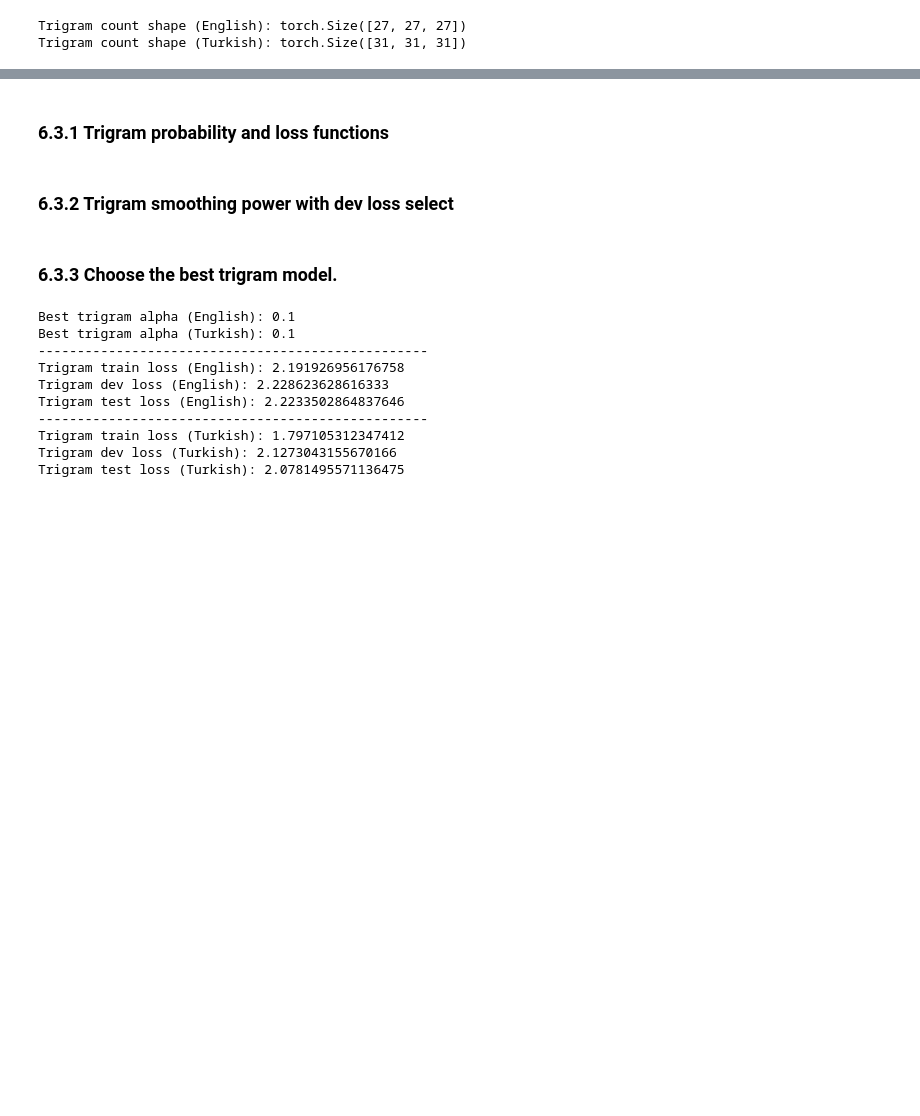
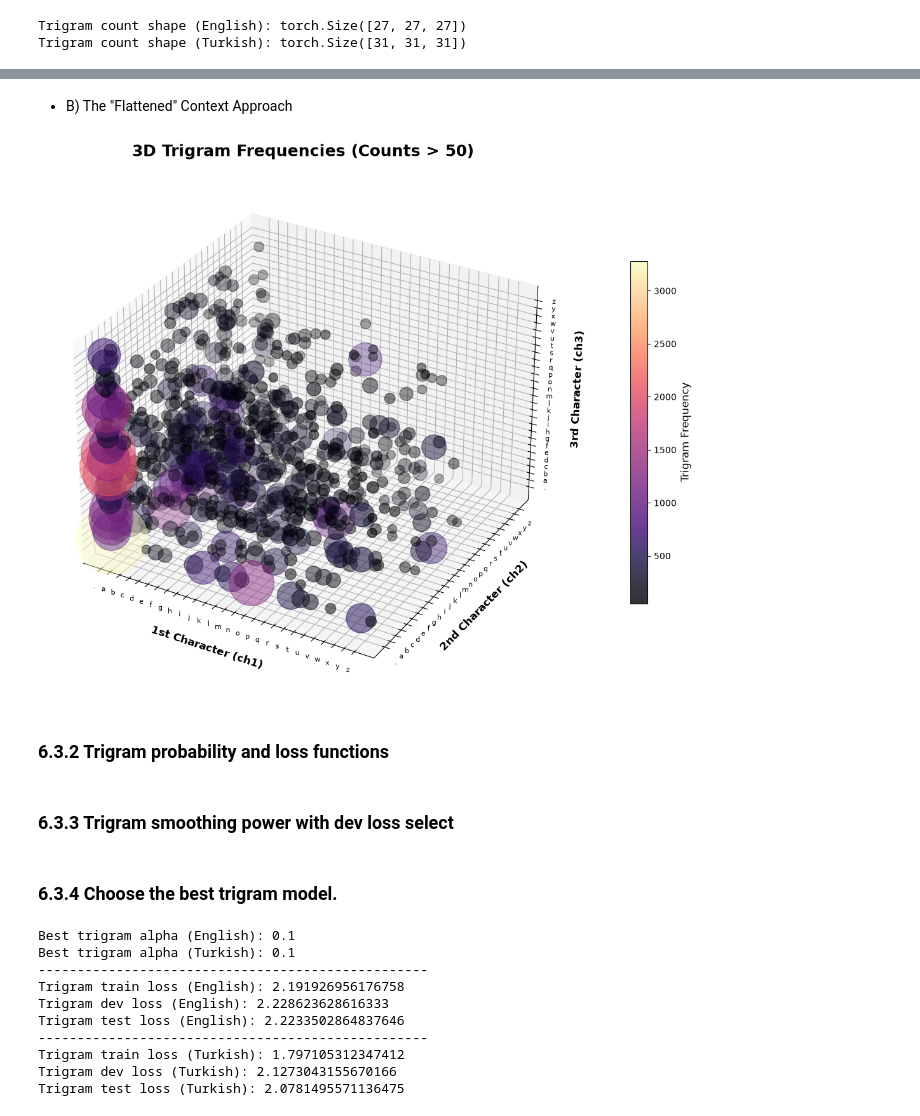
Before and after one commit to EdizArkin/yz50, a Jupyter notebook: w3_language_model.ipynb, the cells around one changed output, grey strips where cells are left out. Saved outputs shown, nothing was run; the diff lists cells and outputs as text; code cells hidden in the pictures; blank space fills up the shorter version.

```diff
--- a/w3_language_model.ipynb
+++ b/w3_language_model.ipynb
@@ -1559,5 +1609,54 @@ Trigram count shape (Turkish): torch.Size([31, 31, 31])
+# %% [markdown]
+* B) The "Flattened" Context Approach
+# %%
+import matplotlib.pyplot as plt
+import torch
+
+# 1. We set a threshold value to avoid visual clutter.
+# We will only plot triplets of letters that have appeared together more than 50 times.
+threshold = 50
+x, y, z = torch.where(trigram_counts_en > threshold)
+counts = trigram_counts_en[x, y, z].numpy()
+
+# 2. Creating a 3D figure
+fig = plt.figure(figsize=(14, 14))
+ax = fig.add_subplot(111, projection='3d')
+
+# 3. Plotting the 3D scatter plot
+# s=counts: The size of the points will increase based on frequency
+# c=counts: The color of the points will vary based on frequency
+scatter = ax.scatter(x.numpy(), y.numpy(), z.numpy(),
+                     s=counts * 2,
+                     c=counts,
+                     cmap='magma',
+                     alpha=0.8)
+
+# 4. Naming the axes (converting integers from 0 to 26 into letters)
+chars = [itos_en[i] for i in range(27)]
+
+ax.set_xticks(range(27))
+ax.set_xticklabels(chars, fontsize=8)
+ax.set_xlabel('1st Character (ch1)', fontsize=12, fontweight='bold', labelpad=10)
+
+ax.set_yticks(range(27))
+ax.set_yticklabels(chars, fontsize=8)
+ax.set_ylabel('2nd Character (ch2)', fontsize=12, fontweight='bold', labelpad=10)
+
+ax.set_zticks(range(27))
+ax.set_zticklabels(chars, fontsize=8)
+ax.set_zlabel('3rd Character (ch3)', fontsize=12, fontweight='bold', labelpad=10)
+
+# 5. Adding a color scale bar (Colorbar)
+cbar = plt.colorbar(scatter, shrink=0.5, pad=0.1)
+cbar.set_label('Trigram Frequency', fontsize=12)
+
+plt.title(f"3D Trigram Frequencies (Counts > {threshold})", fontsize=18, fontweight='bold', pad=20)
+plt.tight_layout()
+plt.show()
+# %% [output]
+[figure, added]
 # %% [markdown]
-### 6.3.1 Trigram probability and loss functions
+### 6.3.2 Trigram probability and loss functions
 # %%
 def trigram_probabilities(counts, alpha):
     probabilities = counts + alpha
@@ -1592,7 +1691,7 @@ def trigram_loss(probabilities, names, stoi_lang):
 
     return torch.stack(losses).mean().item()
 # %% [markdown]
-### 6.3.2 Trigram smoothing power with dev loss select
+### 6.3.3 Trigram smoothing power with dev loss select
 # %%
 trigram_results_en = []
 trigram_results_tr = []
@@ -1625,7 +1724,7 @@ for alpha in alpha_values:
 trigram_results_df_en = pd.DataFrame(trigram_results_en)
 trigram_results_df_tr = pd.DataFrame(trigram_results_tr)
 # %% [markdown]
-### 6.3.3 Choose the best trigram model.
+### 6.3.4 Choose the best trigram model.
 # %%
 best_trigram_row_en = trigram_results_df_en.loc[
     trigram_results_df_en["dev_loss"].idxmin()
```
Also changed, not shown: parts of 6 cells of this notebook.
